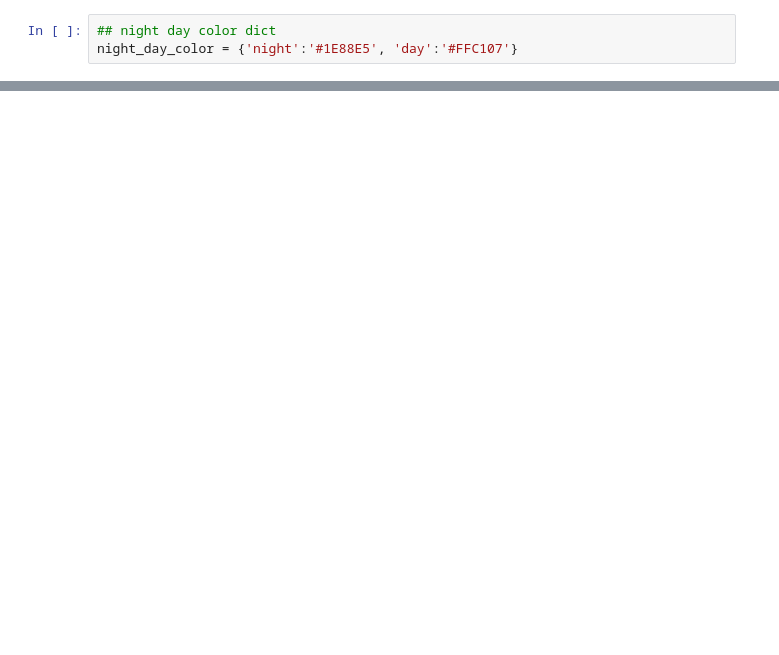
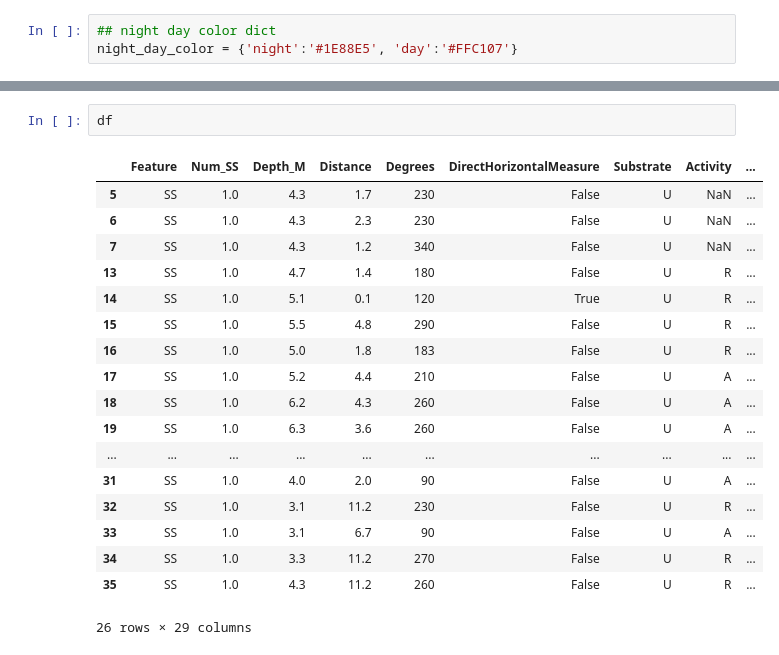
Before and after one commit to weertman/starDashboard, a Jupyter notebook: src/fieldReport/fieldReport_visualizations.ipynb, the cells around one changed output, grey strips where cells are left out. Cells and saved outputs as stored; diff of their text form; blank space fills up the shorter version.

```diff
--- a/src/fieldReport/fieldReport_visualizations.ipynb
+++ b/src/fieldReport/fieldReport_visualizations.ipynb
@@ -252,0 +355,21 @@ Mann-Whitney U test results:
+# %%
+df
+# %% [output]
+|  | Feature | Num_SS | Depth_M | Distance | Degrees | DirectHorizontalMeasure | Substrate | Activity | ... |
+| 5 | SS | 1.0 | 4.3 | 1.7 | 230 | False | U | NaN | ... |
+| 6 | SS | 1.0 | 4.3 | 2.3 | 230 | False | U | NaN | ... |
+| 7 | SS | 1.0 | 4.3 | 1.2 | 340 | False | U | NaN | ... |
+| 13 | SS | 1.0 | 4.7 | 1.4 | 180 | False | U | R | ... |
+| 14 | SS | 1.0 | 5.1 | 0.1 | 120 | True | U | R | ... |
+| 15 | SS | 1.0 | 5.5 | 4.8 | 290 | False | U | R | ... |
+| 16 | SS | 1.0 | 5.0 | 1.8 | 183 | False | U | R | ... |
+| 17 | SS | 1.0 | 5.2 | 4.4 | 210 | False | U | A | ... |
+| 18 | SS | 1.0 | 6.2 | 4.3 | 260 | False | U | A | ... |
+| 19 | SS | 1.0 | 6.3 | 3.6 | 260 | False | U | A | ... |
+| ... | ... | ... | ... | ... | ... | ... | ... | ... | ... |
+| 31 | SS | 1.0 | 4.0 | 2.0 | 90 | False | U | A | ... |
+| 32 | SS | 1.0 | 3.1 | 11.2 | 230 | False | U | R | ... |
+| 33 | SS | 1.0 | 3.1 | 6.7 | 90 | False | U | A | ... |
+| 34 | SS | 1.0 | 3.3 | 11.2 | 270 | False | U | R | ... |
+| 35 | SS | 1.0 | 4.3 | 11.2 | 260 | False | U | R | ... |
+26 rows × 29 columns
```
Also changed, not shown: parts of 11 cells of this notebook, 3 other files.
